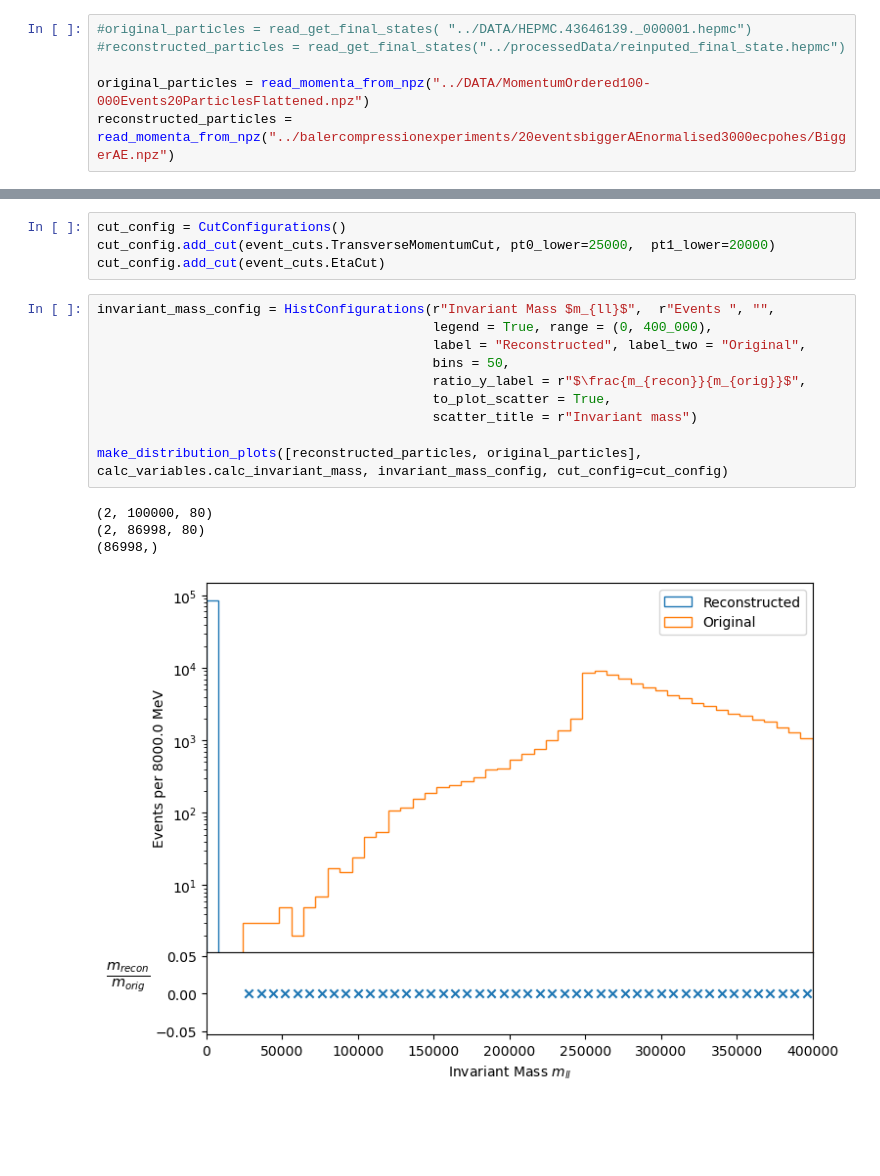
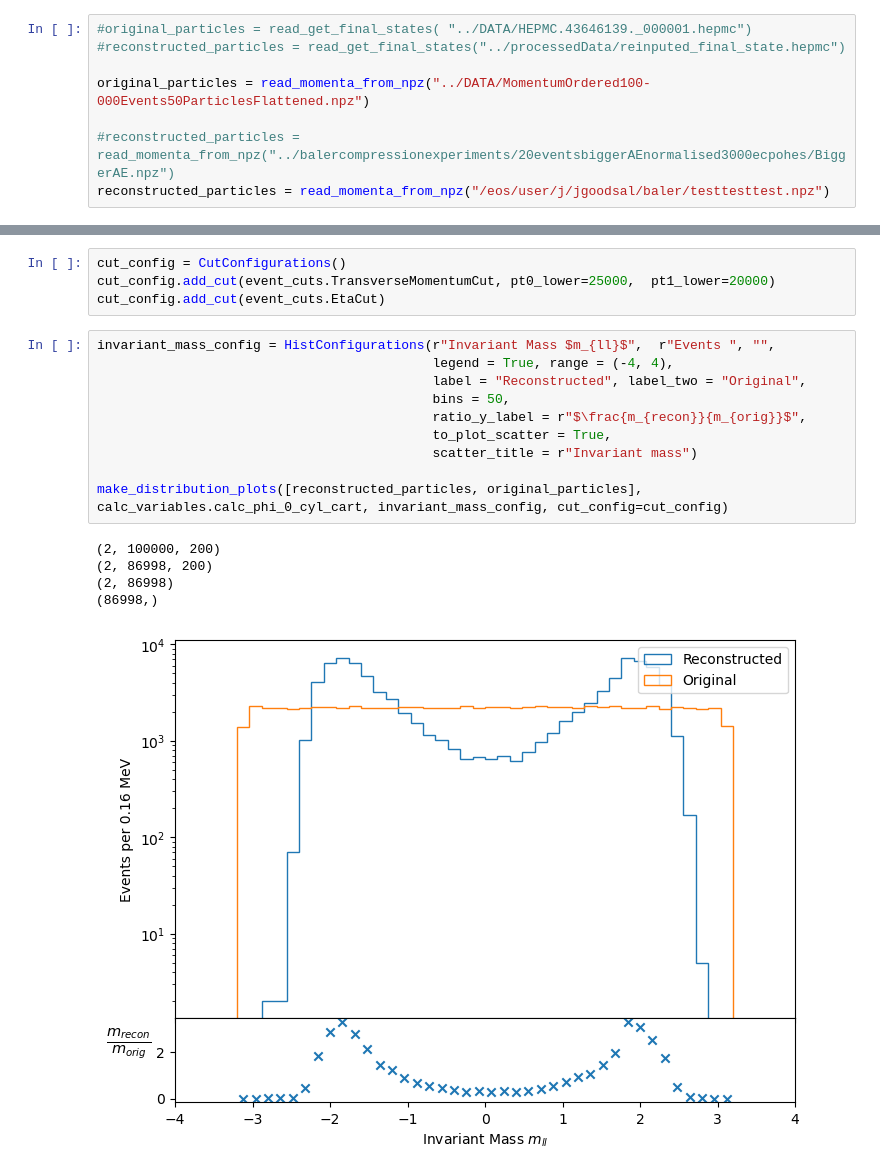
Before and after one commit to jackgoodsall/baler, a Jupyter notebook: HEPMCArea/Notebooks/final_state_plots.ipynb, the cells around one changed output, grey strips where cells are left out. Cells and saved outputs as stored; diff of their text form; blank space fills up the shorter version.

```diff
--- a/HEPMCArea/Notebooks/final_state_plots.ipynb
+++ b/HEPMCArea/Notebooks/final_state_plots.ipynb
@@ -113,8 +113,10 @@ First we will get the particle sof both the original and reconstructed particles
 #original_particles = read_get_final_states( "../DATA/HEPMC.43646139._000001.hepmc")
 #reconstructed_particles = read_get_final_states("../processedData/reinputed_final_state.hepmc")
 
-original_particles = read_momenta_from_npz("../DATA/MomentumOrdered100-000Events20ParticlesFlattened.npz")
-reconstructed_particles = read_momenta_from_npz("../balercompressionexperiments/20eventsbiggerAEnormalised3000ecpohes/BiggerAE.npz")
+original_particles = read_momenta_from_npz("../DATA/MomentumOrdered100-000Events50ParticlesFlattened.npz")
+
+#reconstructed_particles = read_momenta_from_npz("../balercompressionexperiments/20eventsbiggerAEnormalised3000ecpohes/BiggerAE.npz")
+reconstructed_particles = read_momenta_from_npz("/eos/user/j/jgoodsal/baler/testtesttest.npz")
 # %%
 print(original_particles.shape)
 print(reconstructed_particles.shape)
@@ -272,16 +300,17 @@ cut_config.add_cut(event_cuts.TransverseMomentumCut, pt0_lower=25000,  pt1_lower
 cut_config.add_cut(event_cuts.EtaCut)
 # %%
 invariant_mass_config = HistConfigurations(r"Invariant Mass $m_{ll}$",  r"Events ", "",
-                                           legend = True, range = (0, 400_000),
+                                           legend = True, range = (-4, 4),
                                            label = "Reconstructed", label_two = "Original",
                                            bins = 50,
                                            ratio_y_label = r"$\frac{m_{recon}}{m_{orig}}$",
                                            to_plot_scatter = True,
                                            scatter_title = r"Invariant mass")
 
-make_distribution_plots([reconstructed_particles, original_particles], calc_variables.calc_invariant_mass, invariant_mass_config, cut_config=cut_config)
+make_distribution_plots([reconstructed_particles, original_particles], calc_variables.calc_phi_0_cyl_cart, invariant_mass_config, cut_config=cut_config)
 # %% [output]
-(2, 100000, 80)
-(2, 86998, 80)
+(2, 100000, 200)
+(2, 86998, 200)
+(2, 86998)
 (86998,)
-[figure, old version]
+[figure, new version]
```
Also changed, not shown: parts of 11 cells of this notebook, 9 other files.
